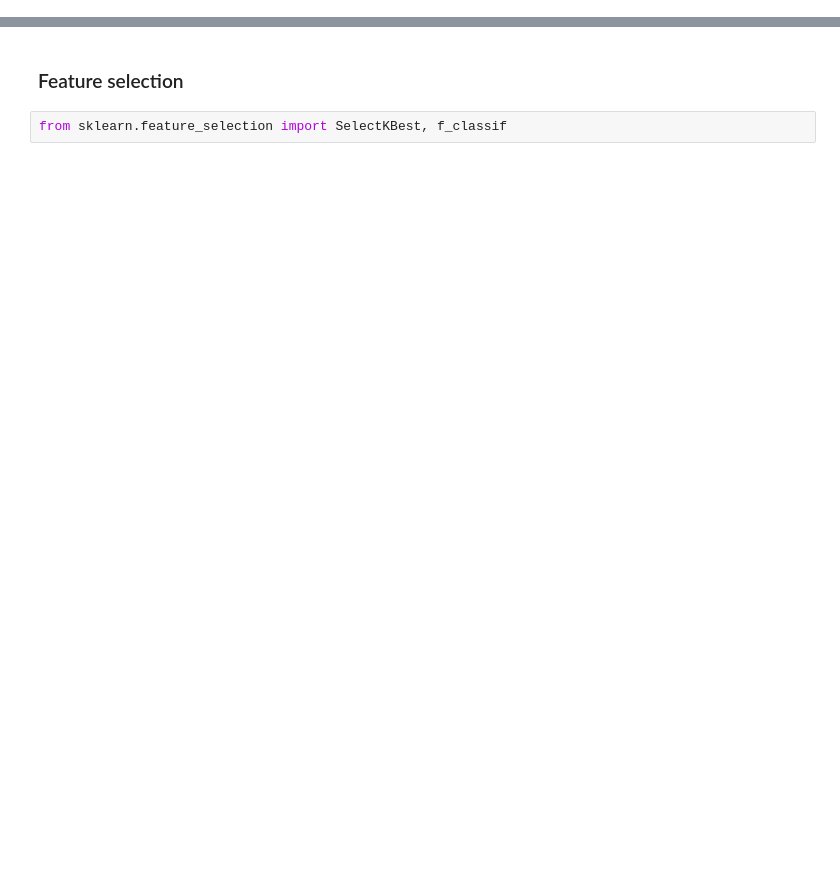
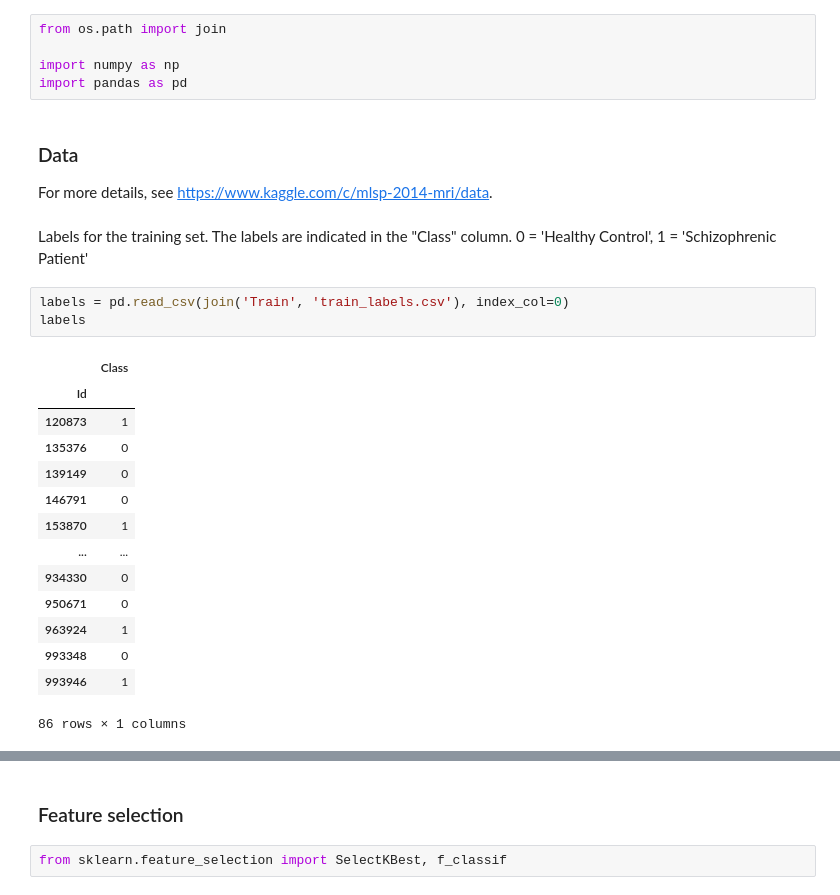
Before and after one commit to KonstantinTogoi/MLSP2014, a Jupyter notebook: submission_842079.ipynb, the cells around one changed output, grey strips where cells are left out. Cells and saved outputs as stored; diff of their text form; blank space fills up the shorter version.

```diff
--- a/submission_842079.ipynb
+++ b/submission_842079.ipynb
@@ -20,0 +7,29 @@ train_SBM.shape
+# %%
+from os.path import join
+
+import numpy as np
+import pandas as pd
+# %% [markdown]
+### Data
+
+For more details, see https://www.kaggle.com/c/mlsp-2014-mri/data.
+# %% [markdown]
+Labels for the training set. The labels are indicated in the "Class" column. 0 = 'Healthy Control', 1 = 'Schizophrenic Patient'
+# %%
+labels = pd.read_csv(join('Train', 'train_labels.csv'), index_col=0)
+labels
+# %% [output]
+|  | Class |
+| Id |  |
+| 120873 | 1 |
+| 135376 | 0 |
+| 139149 | 0 |
+| 146791 | 0 |
+| 153870 | 1 |
+| ... | ... |
+| 934330 | 0 |
+| 950671 | 0 |
+| 963924 | 1 |
+| 993348 | 0 |
+| 993946 | 1 |
+86 rows × 1 columns
```
Also changed, not shown: parts of 25 cells of this notebook.
